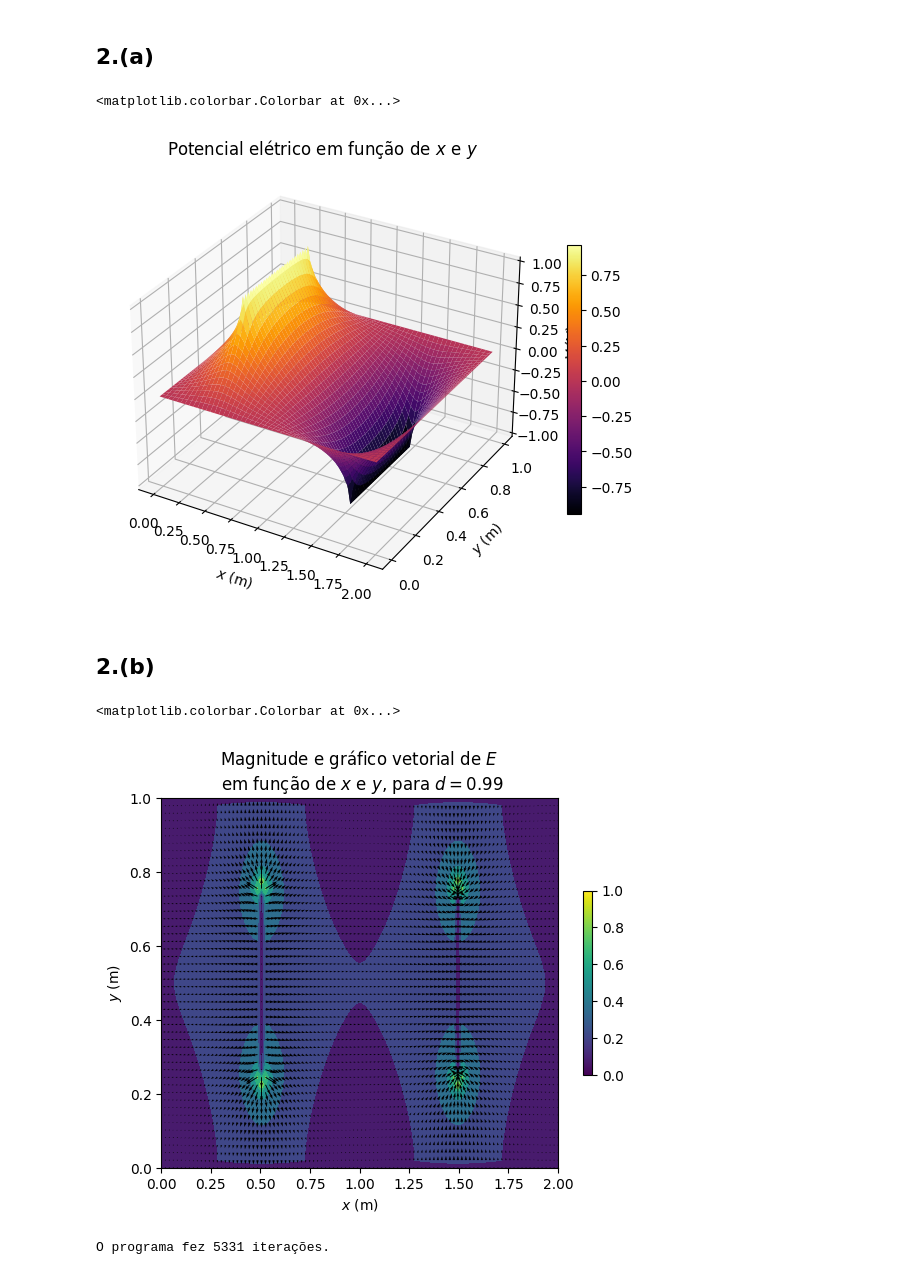
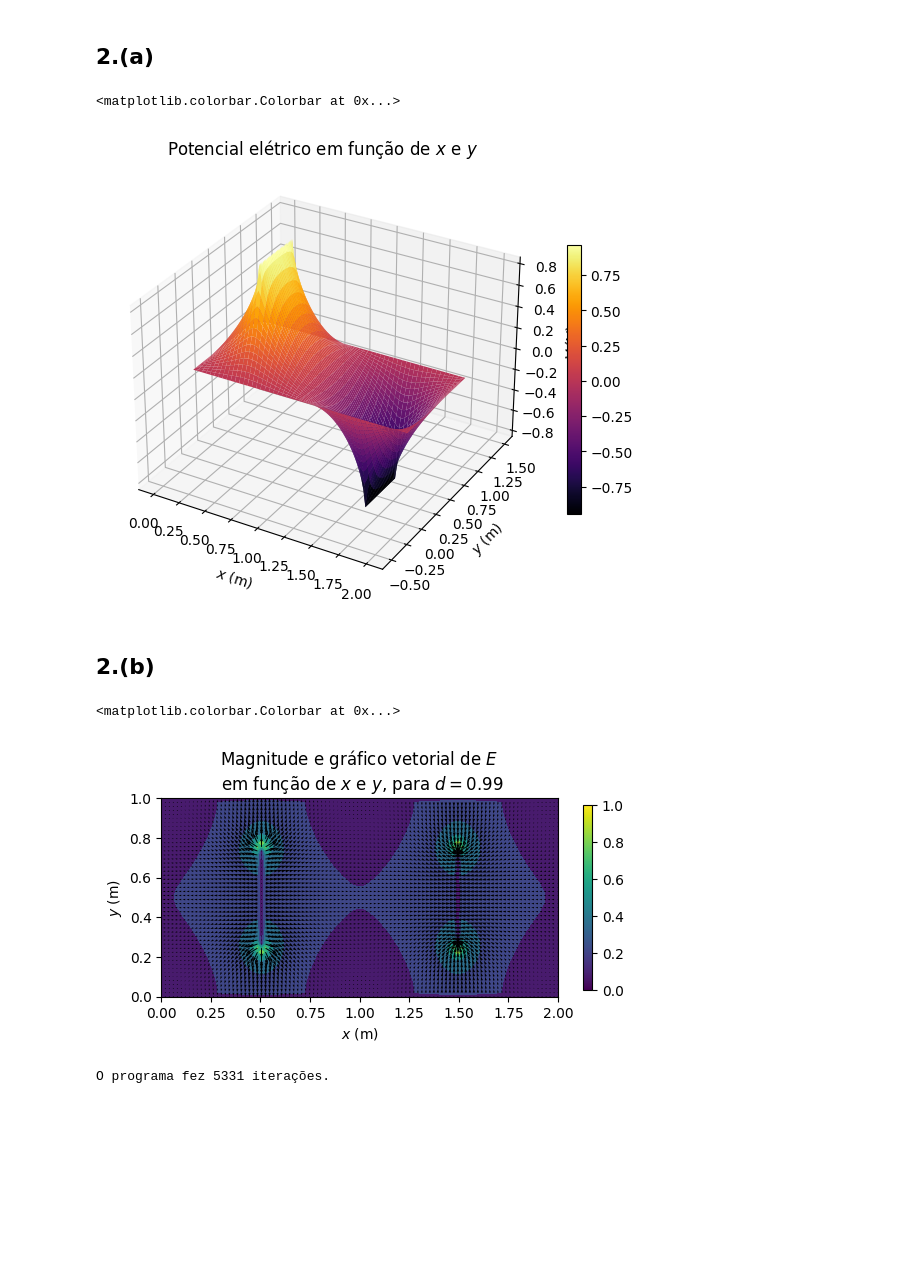
Before and after one commit to vdvdlk/metcomp2, a Jupyter notebook: lista02.ipynb, the cells around one changed output. Cells and saved outputs as stored; diff of their text form; code cells hidden in the pictures; blank space fills up the shorter version.

```diff
--- a/lista02.ipynb
+++ b/lista02.ipynb
@@ -205,30 +207,32 @@ ax_2.set_title('Potencial elétrico em função de $x$ e $y$')
 ax_2.set_xlabel('$x$ (m)')
 ax_2.set_ylabel('$y$ (m)')
 ax_2.set_zlabel('$V$ (V)')
+ax_2.set_aspect('equal')
 fig_2.set_size_inches(tamanho_plot)
 
 fig_2.colorbar(plot_V_2, shrink=0.5)
 # %% [output]
 <matplotlib.colorbar.Colorbar at 0x...>
-[figure, old version]
+[figure, new version]
 # %% [markdown]
 ## 2.(b)
 # %%
 d_2 = X_2[-(25 + 1)] - X_2[25]
 
 fig_2b1, ax_2b1 = plt.subplots()
 plot_V_2b1 = ax_2b1.contourf(Xm_2, Ym_2, absE_2)
 plot_V_2b1 = ax_2b1.quiver(Xm_2, Ym_2, Ex_2, Ey_2)
 ax_2b1.set_title(
     'Magnitude e gráfico vetorial de $E$ \n em função de $x$ e $y$, para $d = {:.2f}$'.format(d_2))
 ax_2b1.set_xlabel('$x$ (m)')
 ax_2b1.set_ylabel('$y$ (m)')
+ax_2b1.set_aspect('equal')
 fig_2.set_size_inches(tamanho_plot)
 
 fig_2b1.colorbar(plot_V_2b1, shrink=0.5)
 # %% [output]
 <matplotlib.colorbar.Colorbar at 0x...>
-[figure, old version]
+[figure, new version]
 # %%
 dim_2b = (100, 50)
 Lx_2b = 2.0
```
Also changed, not shown: parts of 5 cells of this notebook, 11 other files.
